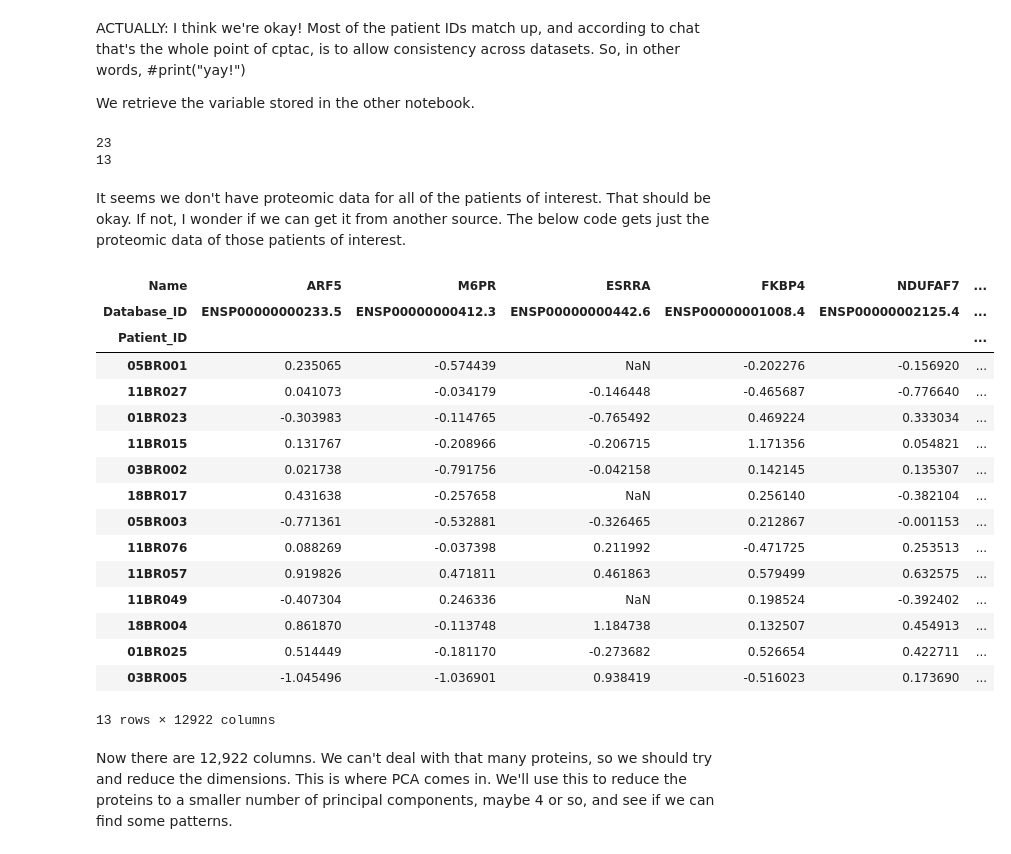
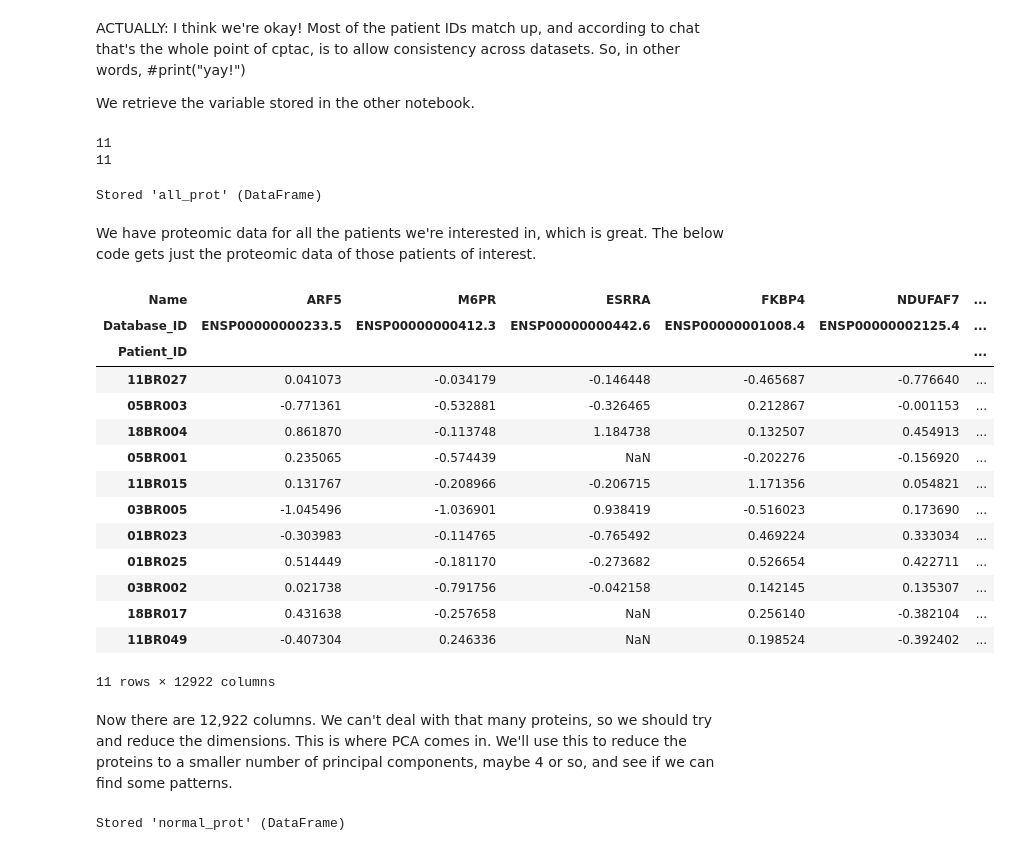
Before and after one commit to abbymuir47/bio362_finalproject, a Jupyter notebook: brca_proteomics.ipynb, the cells around one changed output. Cells and saved outputs as stored; diff of their text form; code cells hidden in the pictures.

Commit message:
Data cleaning and pca analysis

```diff
--- a/brca_proteomics.ipynb
+++ b/brca_proteomics.ipynb
@@ -60,35 +60,44 @@ ACTUALLY: I think we're okay! Most of the patient IDs match up, and according to
 
 We retrieve the variable stored in the other notebook.
 # %%
-%store -r patients_without_driver_mutations
-print(len(patients_without_driver_mutations))
-patient_ids_of_interest = set(patient_ids).intersection(set(patients_without_driver_mutations))
+%store -r normal_patients
+print(len(normal_patients))
+patient_ids_of_interest = set(patient_ids).intersection(set(normal_patients))
 print(len(patient_ids_of_interest))
 # %% [output]
-23
-13
+11
+11
+# %%
+%store -r all_patients
+all_prot = br_prot.loc[list(all_patients)]
+%store all_prot
+# %% [output]
+Stored 'all_prot' (DataFrame)
 # %% [markdown]
-It seems we don't have proteomic data for all of the patients of interest. That should be okay. If not, I wonder if we can get it from another source.
+We have proteomic data for all the patients we're interested in, which is great.
 The below code gets just the proteomic data of those patients of interest.
 # %%
-br_prot.loc[list(patient_ids_of_interest)]
+normal_prot = br_prot.loc[list(patient_ids_of_interest)]
+normal_prot
 # %% [output]
 | Name | ARF5 | M6PR | ESRRA | FKBP4 | NDUFAF7 | ... |
 | Database_ID | ENSP00000000233.5 | ENSP00000000412.3 | ENSP00000000442.6 | ENSP00000001008.4 | ENSP00000002125.4 | ... |
 | Patient_ID |  |  |  |  |  | ... |
+| 11BR027 | 0.041073 | -0.034179 | -0.146448 | -0.465687 | -0.776640 | ... |
+| 05BR003 | -0.771361 | -0.532881 | -0.326465 | 0.212867 | -0.001153 | ... |
+| 18BR004 | 0.861870 | -0.113748 | 1.184738 | 0.132507 | 0.454913 | ... |
 | 05BR001 | 0.235065 | -0.574439 | NaN | -0.202276 | -0.156920 | ... |
-| 11BR027 | 0.041073 | -0.034179 | -0.146448 | -0.465687 | -0.776640 | ... |
+| 11BR015 | 0.131767 | -0.208966 | -0.206715 | 1.171356 | 0.054821 | ... |
+| 03BR005 | -1.045496 | -1.036901 | 0.938419 | -0.516023 | 0.173690 | ... |
 | 01BR023 | -0.303983 | -0.114765 | -0.765492 | 0.469224 | 0.333034 | ... |
-| 11BR015 | 0.131767 | -0.208966 | -0.206715 | 1.171356 | 0.054821 | ... |
+| 01BR025 | 0.514449 | -0.181170 | -0.273682 | 0.526654 | 0.422711 | ... |
 | 03BR002 | 0.021738 | -0.791756 | -0.042158 | 0.142145 | 0.135307 | ... |
 | 18BR017 | 0.431638 | -0.257658 | NaN | 0.256140 | -0.382104 | ... |
-| 05BR003 | -0.771361 | -0.532881 | -0.326465 | 0.212867 | -0.001153 | ... |
-| 11BR076 | 0.088269 | -0.037398 | 0.211992 | -0.471725 | 0.253513 | ... |
-| 11BR057 | 0.919826 | 0.471811 | 0.461863 | 0.579499 | 0.632575 | ... |
 | 11BR049 | -0.407304 | 0.246336 | NaN | 0.198524 | -0.392402 | ... |
-| 18BR004 | 0.861870 | -0.113748 | 1.184738 | 0.132507 | 0.454913 | ... |
-| 01BR025 | 0.514449 | -0.181170 | -0.273682 | 0.526654 | 0.422711 | ... |
-| 03BR005 | -1.045496 | -1.036901 | 0.938419 | -0.516023 | 0.173690 | ... |
-13 rows × 12922 columns
+11 rows × 12922 columns
 # %% [markdown]
 Now there are 12,922 columns. We can't deal with that many proteins, so we should try and reduce the dimensions. This is where PCA comes in. We'll use this to reduce the proteins to a smaller number of principal components, maybe 4 or so, and see if we can find some patterns.
+# %%
+%store normal_prot
+# %% [output]
+Stored 'normal_prot' (DataFrame)
```
Also changed, not shown: 2 other files.
